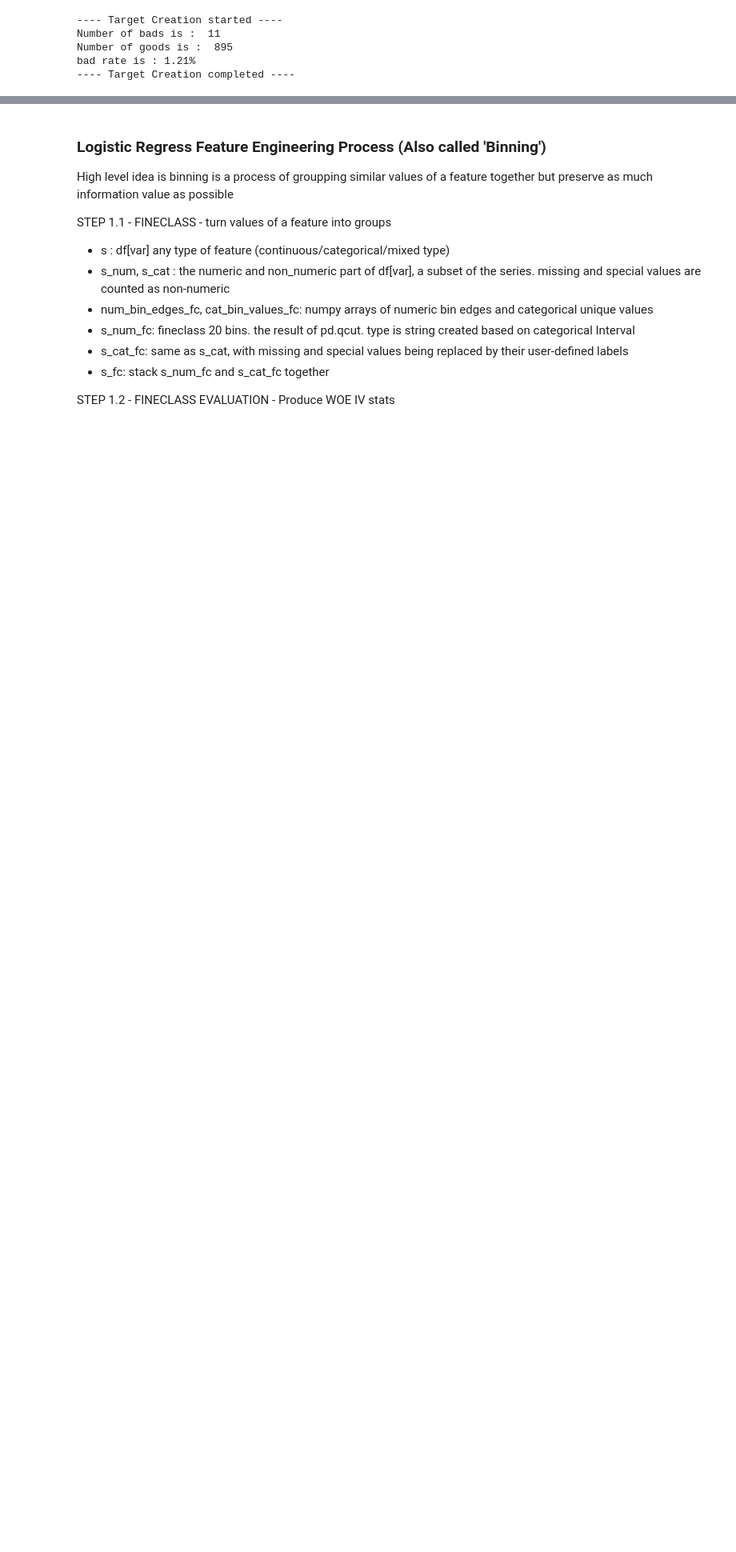
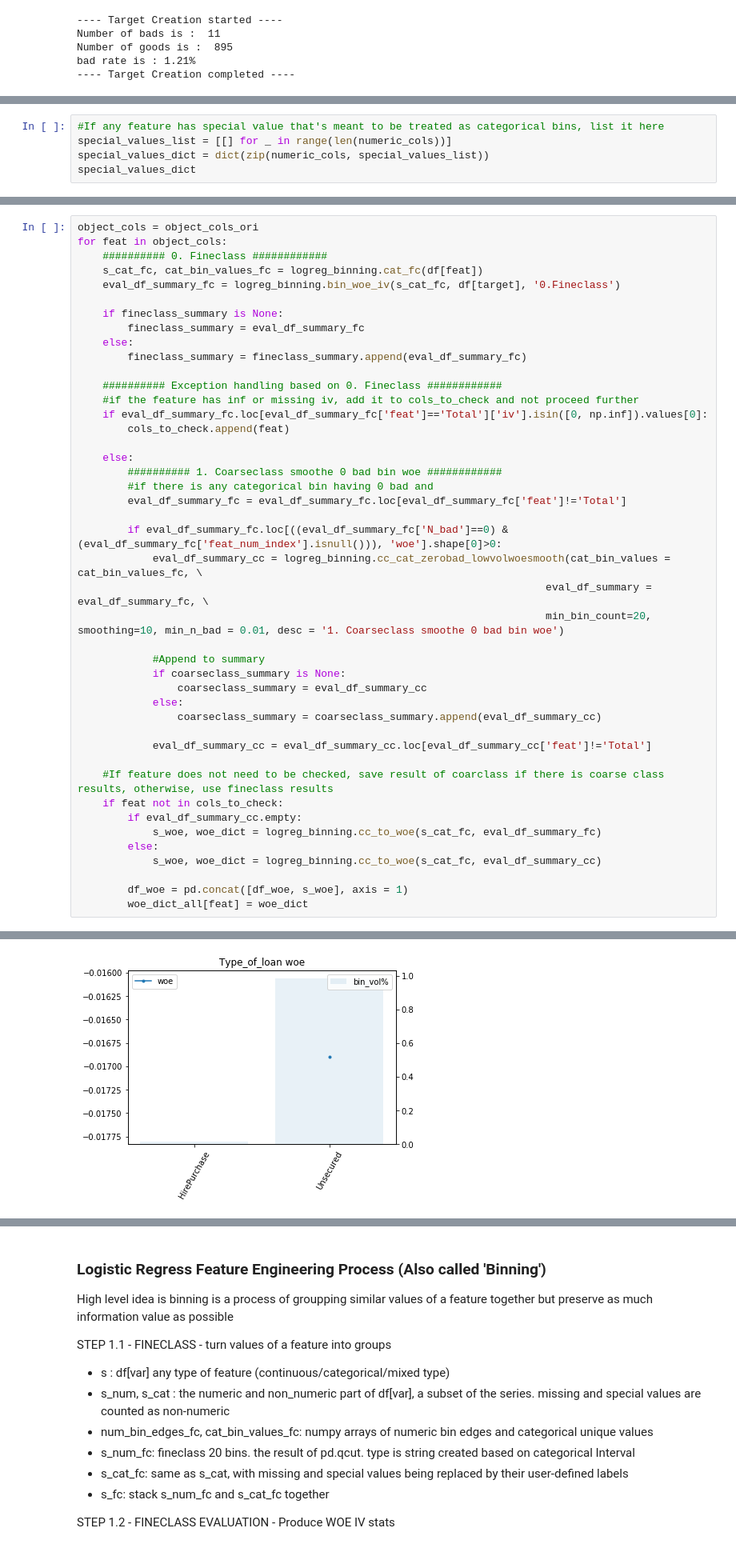
Before and after one commit to cxl923cc/logistic_regression, a Jupyter notebook: Logreg_Binning.ipynb, the cells around one changed output, grey strips where cells are left out. Shown at 80% size. Saved outputs shown, nothing was run; the diff lists cells and outputs as text; blank space fills up the shorter version.

Commit message:
loop through features and outputs feature and bin level binning summary

```diff
--- a/Logreg_Binning.ipynb
+++ b/Logreg_Binning.ipynb
@@ -40,0 +126,5 @@ bad rate is : 1.21%
+# %%
+#If any feature has special value that's meant to be treated as categorical bins, list it here
+special_values_list = [[] for _ in range(len(numeric_cols))]
+special_values_dict = dict(zip(numeric_cols, special_values_list))
+special_values_dict
@@ -40,0 +302,45 @@ bad rate is : 1.21%
+# %%
+object_cols = object_cols_ori
+for feat in object_cols:
+    ########## 0. Fineclass ############
+    s_cat_fc, cat_bin_values_fc = logreg_binning.cat_fc(df[feat])
+    eval_df_summary_fc = logreg_binning.bin_woe_iv(s_cat_fc, df[target], '0.Fineclass')
+
+    if fineclass_summary is None:
+        fineclass_summary = eval_df_summary_fc
+    else:
+        fineclass_summary = fineclass_summary.append(eval_df_summary_fc)
+
+    ########## Exception handling based on 0. Fineclass ############
+    #if the feature has inf or missing iv, add it to cols_to_check and not proceed further
+    if eval_df_summary_fc.loc[eval_df_summary_fc['feat']=='Total']['iv'].isin([0, np.inf]).values[0]:
+        cols_to_check.append(feat)
+
+    else:
+        ########## 1. Coarseclass smoothe 0 bad bin woe ############
+        #if there is any categorical bin having 0 bad and
+        eval_df_summary_fc = eval_df_summary_fc.loc[eval_df_summary_fc['feat']!='Total']
+
+        if eval_df_summary_fc.loc[((eval_df_summary_fc['N_bad']==0) & (eval_df_summary_fc['feat_num_index'].isnull())), 'woe'].shape[0]>0:
+            eval_df_summary_cc = logreg_binning.cc_cat_zerobad_lowvolwoesmooth(cat_bin_values = cat_bin_values_fc, \
+                                                                           eval_df_summary = eval_df_summary_fc, \
+                                                                           min_bin_count=20, smoothing=10, min_n_bad = 0.01, desc = '1. Coarseclass smoothe 0 bad bin woe')
+
+            #Append to summary
+            if coarseclass_summary is None:
+                coarseclass_summary = eval_df_summary_cc
+            else:
+                coarseclass_summary = coarseclass_summary.append(eval_df_summary_cc)
+
+            eval_df_summary_cc = eval_df_summary_cc.loc[eval_df_summary_cc['feat']!='Total']
+
+    #If feature does not need to be checked, save result of coarclass if there is coarse class results, otherwise, use fineclass results
+    if feat not in cols_to_check:
+        if eval_df_summary_cc.empty:
+            s_woe, woe_dict = logreg_binning.cc_to_woe(s_cat_fc, eval_df_summary_fc)
+        else:
+            s_woe, woe_dict = logreg_binning.cc_to_woe(s_cat_fc, eval_df_summary_cc)
+
+        df_woe = pd.concat([df_woe, s_woe], axis = 1)
+        woe_dict_all[feat] = woe_dict
+# %% [output]
@@ -40,0 +353 @@ bad rate is : 1.21%
+[figure, added]
```
Also changed, not shown: parts of 18 cells of this notebook, 1 other file.
